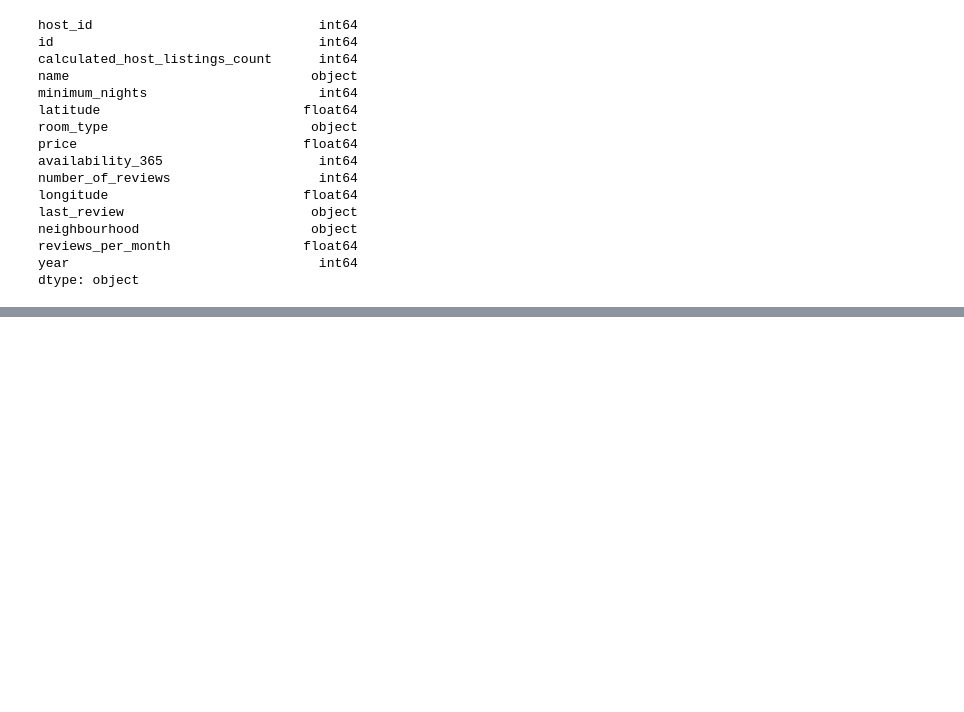
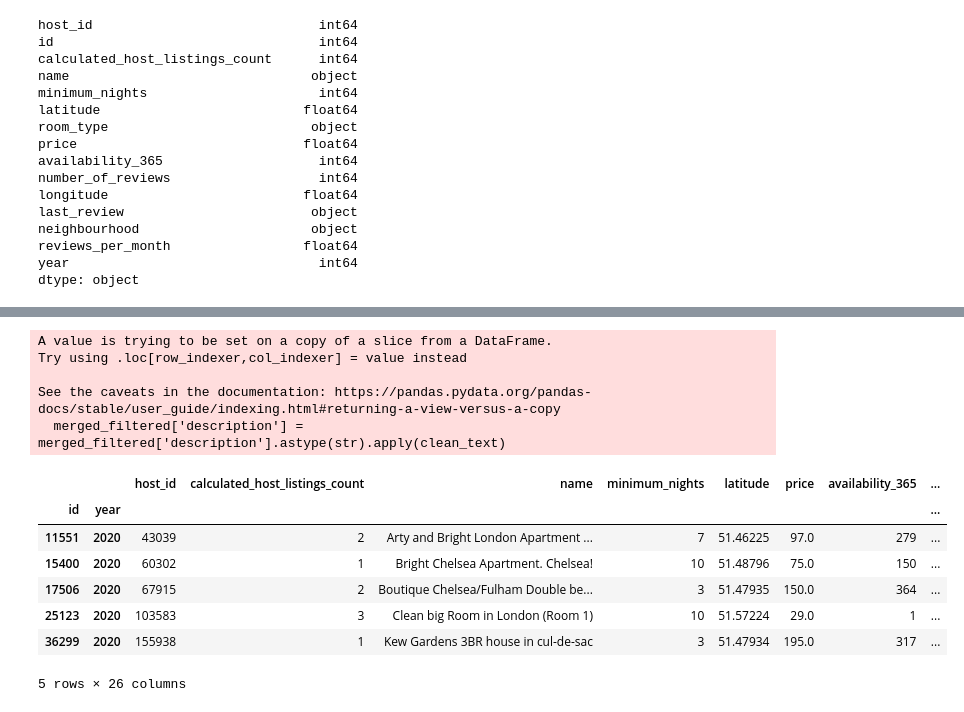
Before and after one commit to gordenleee/FSDS_Group_Work, a Jupyter notebook: Group_Assignment.ipynb, the cells around one changed output, grey strips where cells are left out. Saved outputs shown, nothing was run; the diff lists cells and outputs as text; code cells hidden in the pictures; blank space fills up the shorter version.

```diff
--- a/Group_Assignment.ipynb
+++ b/Group_Assignment.ipynb
@@ -379,0 +876,41 @@ all_data.to_csv(output_file, index=False)
+# %%
+import re
+from nltk.corpus import stopwords
+from nltk.stem import WordNetLemmatizer
+
+# 定义清洗函数
+def clean_text(text):
+    # 转换为小写
+    text = text.lower()
+    # 移除标点符号和数字
+    text = re.sub(r'[^a-zA-Z\s]', '', text)
+    # 分词
+    words = text.split()
+    # 移除停用词
+    stop_words = set(stopwords.words('english'))
+    words = [word for word in words if word not in stop_words]
+    # 词形还原
+    lemmatizer = WordNetLemmatizer()
+    words = [lemmatizer.lemmatize(word) for word in words]
+    # 重组为字符串
+    return ' '.join(words)
+
+# 清洗评论
+merged_filtered['description'] = merged_filtered['description'].astype(str).apply(clean_text)
+
+# 检查清洗后的文本
+merged_filtered.head()
+# %% [output]
+A value is trying to be set on a copy of a slice from a DataFrame.
+Try using .loc[row_indexer,col_indexer] = value instead
+
+See the caveats in the documentation: https://pandas.pydata.org/pandas-docs/stable/user_guide/indexing.html#returning-a-view-versus-a-copy
+  merged_filtered['description'] = merged_filtered['description'].astype(str).apply(clean_text)
+|  |  | host_id | calculated_host_listings_count | name | minimum_nights | latitude | price | availability_365 | ... |
+| id | year |  |  |  |  |  |  |  | ... |
+| 11551 | 2020 | 43039 | 2 | Arty and Bright London Apartment ... | 7 | 51.46225 | 97.0 | 279 | ... |
+| 15400 | 2020 | 60302 | 1 | Bright Chelsea Apartment. Chelsea! | 10 | 51.48796 | 75.0 | 150 | ... |
+| 17506 | 2020 | 67915 | 2 | Boutique Chelsea/Fulham Double be... | 3 | 51.47935 | 150.0 | 364 | ... |
+| 25123 | 2020 | 103583 | 3 | Clean big Room in London (Room 1) | 10 | 51.57224 | 29.0 | 1 | ... |
+| 36299 | 2020 | 155938 | 1 | Kew Gardens 3BR house in cul-de-sac | 3 | 51.47934 | 195.0 | 317 | ... |
+5 rows × 26 columns
```
Also changed, not shown: parts of 51 cells of this notebook.
